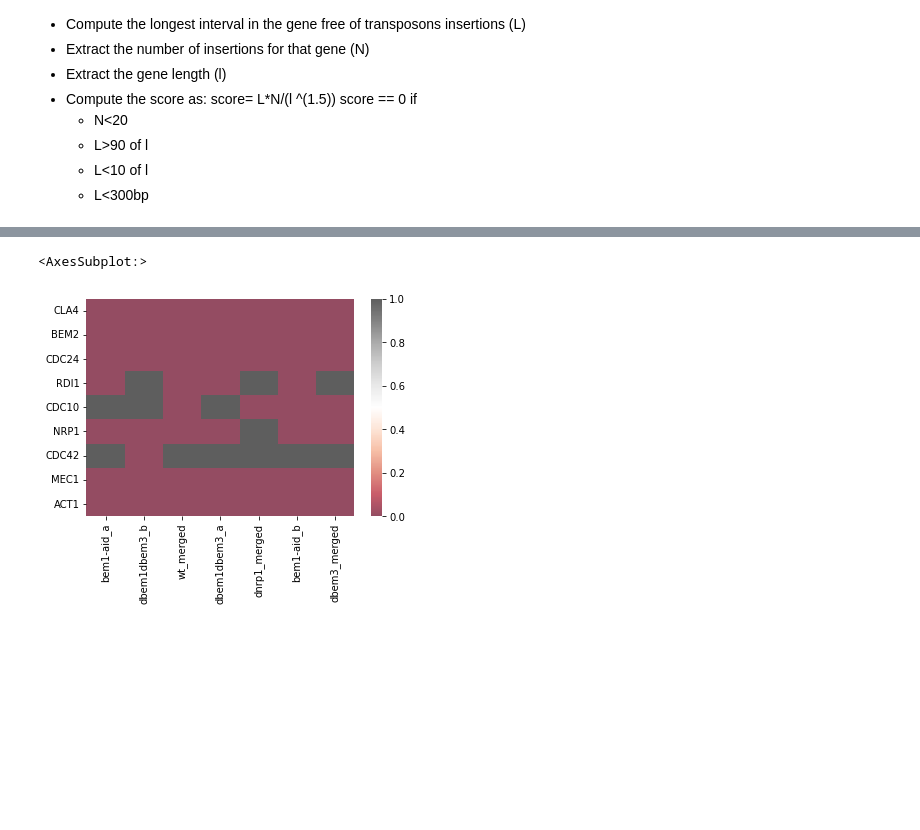
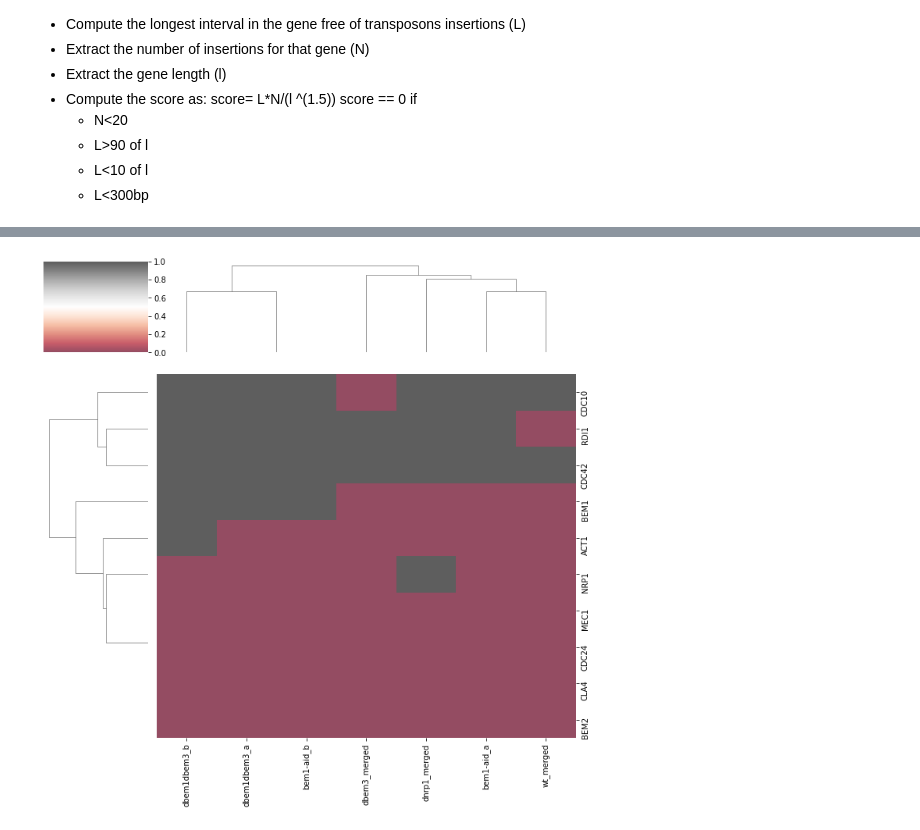
Before and after one commit to SATAY-LL/comparative-analysis-among-strains, a Jupyter notebook: src/scores_essentiality_from_Benoit_paper.ipynb, the cells around one changed output, grey strips where cells are left out. Saved outputs shown, nothing was run; the diff lists cells and outputs as text; code cells hidden in the pictures; blank space fills up the shorter version.

```diff
--- a/src/scores_essentiality_from_Benoit_paper.ipynb
+++ b/src/scores_essentiality_from_Benoit_paper.ipynb
@@ -208,14 +194,17 @@ plt.colorbar();
 # %%
-goi=["CLA4","BEM2","CDC24","RDI1","CDC10","NRP1","CDC42","MEC1","ACT1"]
+#fig, ax = plt.subplots(nrows=1, ncols=1, figsize=(5,5))
+
+goi=["CLA4","BEM2","CDC24","RDI1","CDC10","NRP1","CDC42","MEC1","ACT1","BEM1"]
 tmp=[]
 for i in goi:
     tmp.append(np.where(all_genes_array_unique==i)[0][0])
 
 goi_matrix=matrix_differential_score[tmp,:]
-sns.heatmap(goi_matrix, xticklabels=backgrounds, yticklabels=goi, cmap="RdGy", vmin=0, vmax=1,alpha=0.7)
+g=sns.clustermap(goi_matrix, xticklabels=backgrounds, yticklabels=goi, cmap="RdGy", vmin=0, vmax=1,alpha=0.7)
+plt.tight_layout()
+g.savefig("../figures/fig_heatmap_domain_likelihood_score_per_background_goi.png",dpi=300)
 # %% [output]
-<AxesSubplot:>
-[figure, old version]
+[figure, new version]
 # %%
 ## Validate the  predicted scores for WT with the annotated essential genes for WT
 
```
Also changed, not shown: parts of 12 cells of this notebook, 8 other files.
